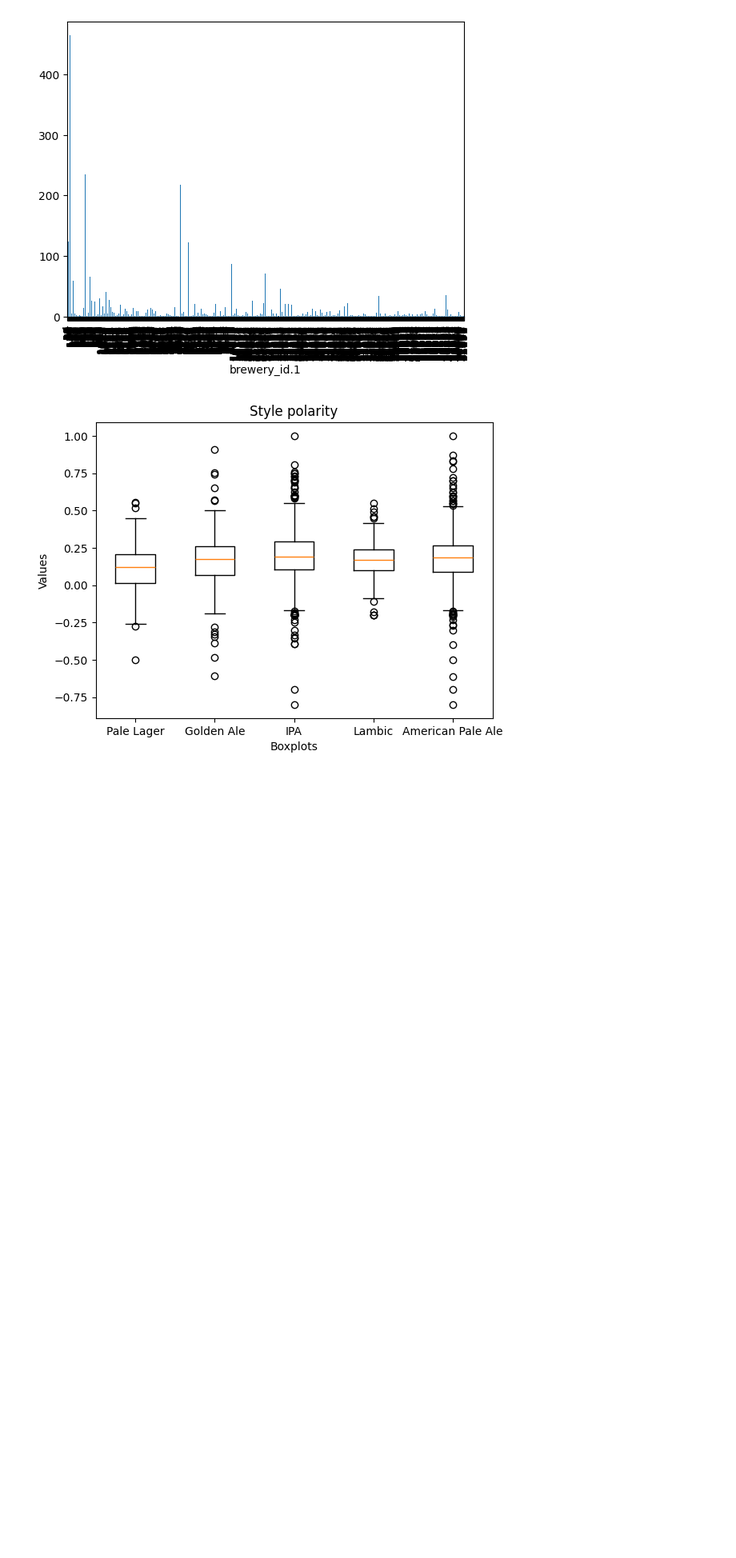
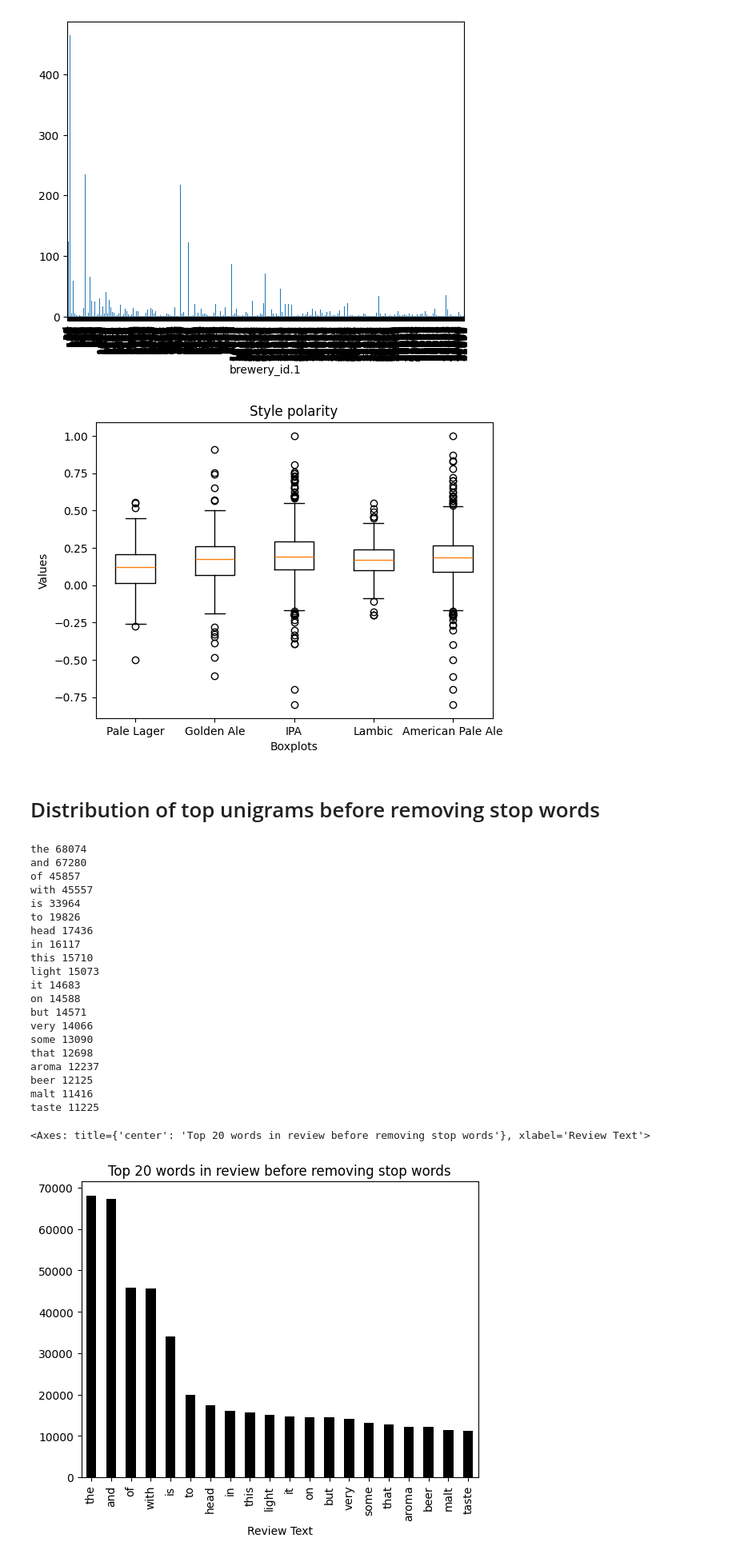
Before and after one commit to epfl-ada/ada-2023-project-laremontada61, a Jupyter notebook: JJZ.ipynb, the cells around one changed output. Shown at 80% size. Saved outputs shown, nothing was run; the diff lists cells and outputs as text; code cells hidden in the pictures; blank space fills up the shorter version.

Commit message:
Top words/bigrams/trigrams
repartition of words with/without stop words

```diff
--- a/JJZ.ipynb
+++ b/JJZ.ipynb
@@ -161,3 +161,42 @@ plt.title('Style polarity')
 plt.show()
 # %% [output]
 [figure]
+# %% [markdown]
+# Distribution of top unigrams before removing stop words
+# %%
+from sklearn.feature_extraction.text import CountVectorizer
+def get_top_n_words(corpus, n=None):
+    vec = CountVectorizer().fit(corpus)
+    bag_of_words = vec.transform(corpus)
+    sum_words = bag_of_words.sum(axis=0)
+    words_freq = [(word, sum_words[0, idx]) for word, idx in vec.vocabulary_.items()]
+    words_freq =sorted(words_freq, key = lambda x: x[1], reverse=True)
+    return words_freq[:n]
+common_words = get_top_n_words(ratings_MatchedBeer_RB['text.1'], 20)
+for word, freq in common_words:
+    print(word, freq)
+df1 = pd.DataFrame(common_words, columns = ['Review Text', 'count'])
+df1.groupby('Review Text').sum()['count'].sort_values(ascending=False).plot( kind='bar', y='Count', color='black', title='Top 20 words in review before removing stop words')
+# %% [output]
+the 68074
+and 67280
+of 45857
+with 45557
+is 33964
+to 19826
+head 17436
+in 16117
+this 15710
+light 15073
+it 14683
+on 14588
+but 14571
+very 14066
+some 13090
+that 12698
+aroma 12237
+beer 12125
+malt 11416
+taste 11225
+<Axes: title={'center': 'Top 20 words in review before removing stop words'}, xlabel='Review Text'>
+[figure, added]
```
Also changed, not shown: parts of 14 cells of this notebook.
